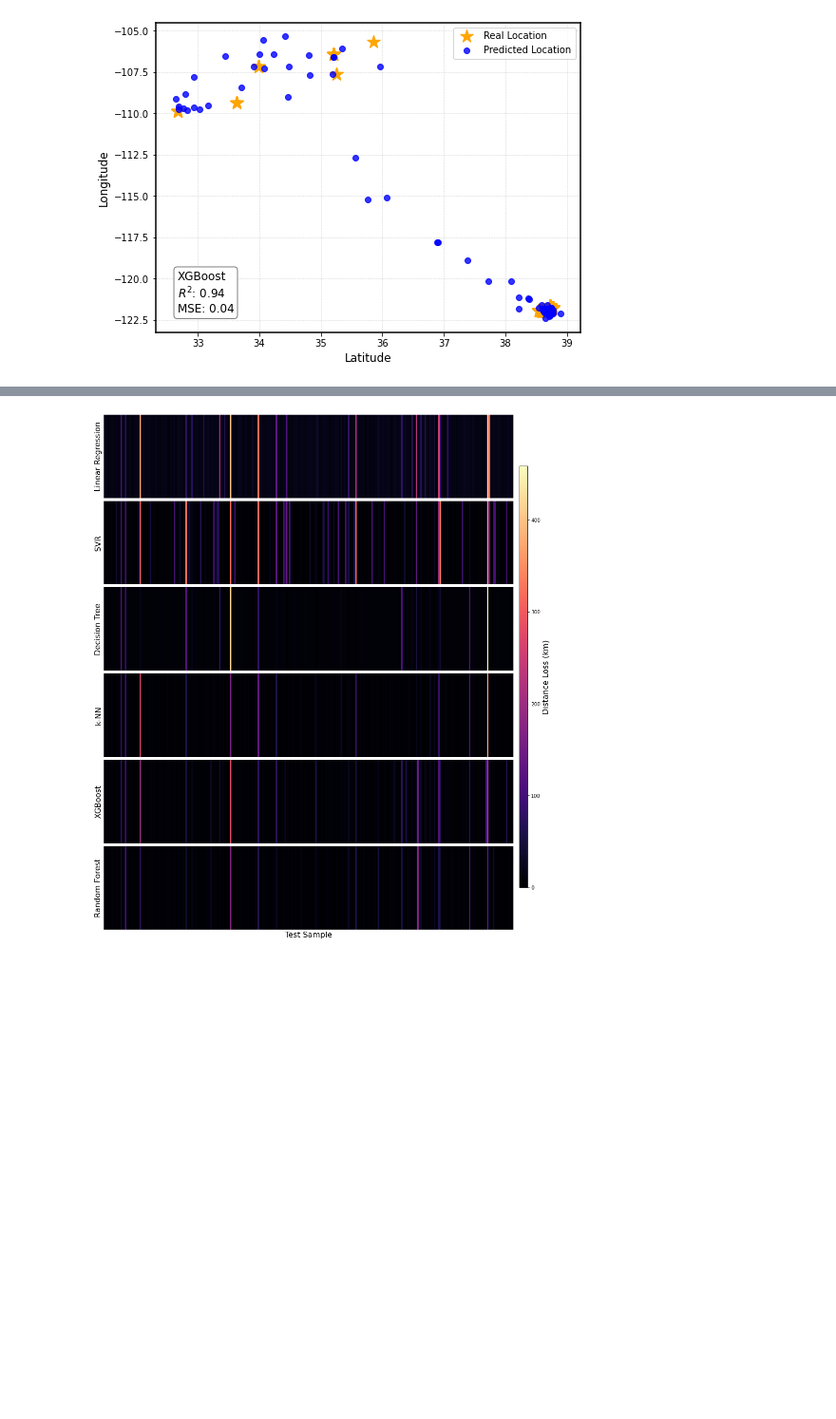
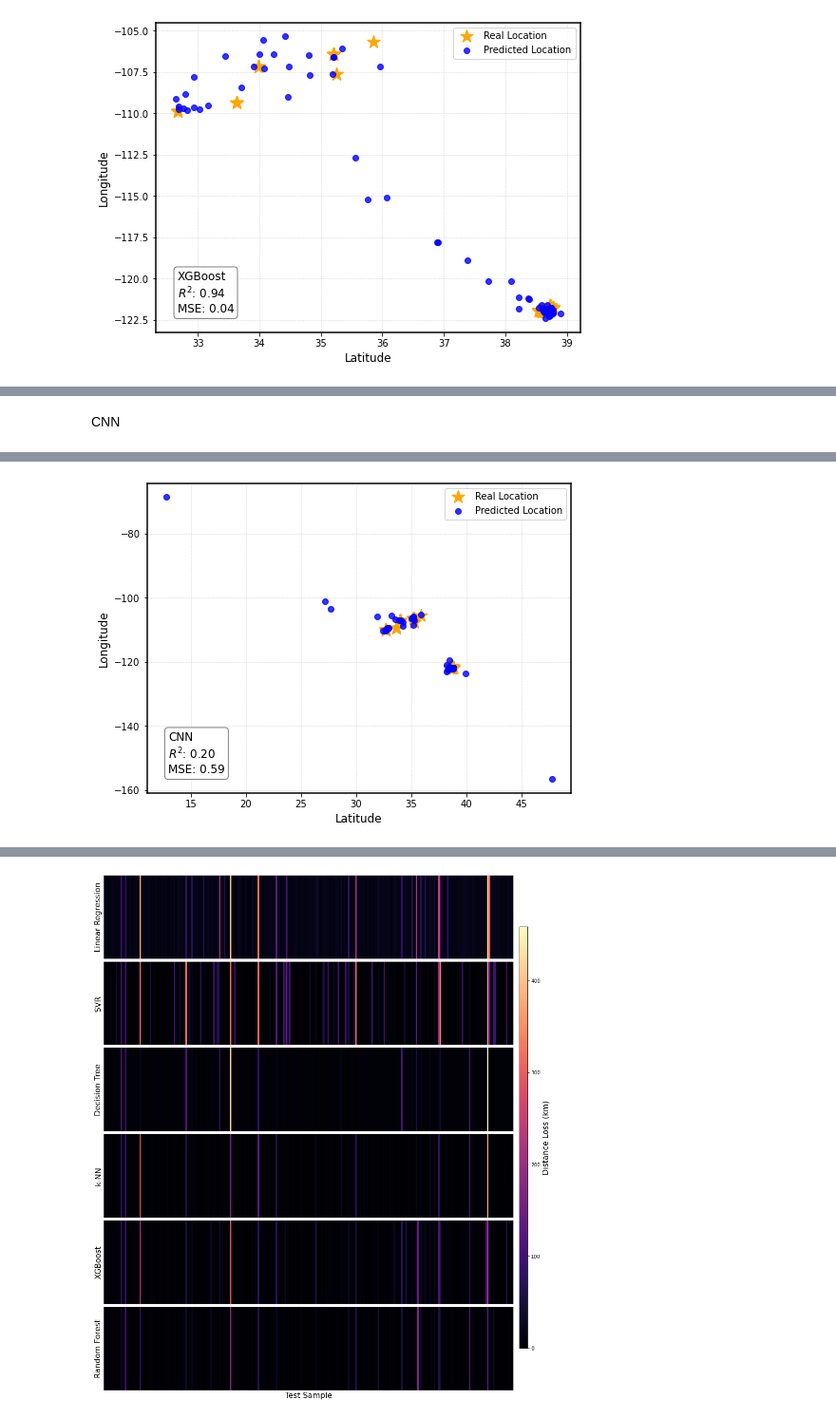
Before and after one commit to hayesrebecca/pollenGeolocation, a Jupyter notebook: 2_modelComparisons.ipynb, the cells around one changed output, grey strips where cells are left out. Shown at 95% size. Saved outputs shown, nothing was run; the diff lists cells and outputs as text; code cells hidden in the pictures; blank space fills up the shorter version.

```diff
--- a/2_modelComparisons.ipynb
+++ b/2_modelComparisons.ipynb
@@ -274,0 +301,33 @@ plot_test_preds(y_test, preds_XG_best, sc_y, "XGBoost", ax=ax)
+# %% [markdown]
+CNN
+# %%
+from tensorflow.keras.models import Sequential
+from tensorflow.keras.layers import Conv1D, Flatten, Dense
+
+CNN = Sequential([
+    Conv1D(filters=64, kernel_size=3, activation='relu', input_shape=(182, 1)),
+    Conv1D(filters=32, kernel_size=3, activation='relu'),
+    Flatten(),
+    Dense(64, activation='relu'),
+    Dense(32, activation='relu'),
+    Dense(2)  # Output layer
+])
+
+CNN.compile(optimizer='adam', loss='mse', metrics=['mae'])
+
+CNN.fit(X_train, y_train, validation_split=0.2, epochs=200)
+
+# Make predictions
+preds_CNN = CNN.predict(X_test)
+
+CNN_rsq = r2_score(y_test,preds_CNN)
+CNN_mse = mean_squared_error(y_test,preds_CNN)
+distances_CNN = [geodesic(real, pred).kilometers for real, pred in zip(y_test, preds_CNN)]
+avg_distance_CNN = np.mean(distances_CNN)
+se_distance_CNN = np.std(distances_CNN)
+
+# Create a figure and an axis
+fig, ax = plt.subplots(figsize=(8, 6))
+
+plot_test_preds(y_test, preds_CNN, sc_y, "CNN",ax=ax)
+# %% [output]
@@ -274,0 +351 @@ plot_test_preds(y_test, preds_XG_best, sc_y, "XGBoost", ax=ax)
+[figure, added]
```
Also changed, not shown: parts of 10 cells of this notebook, 1 other file.
